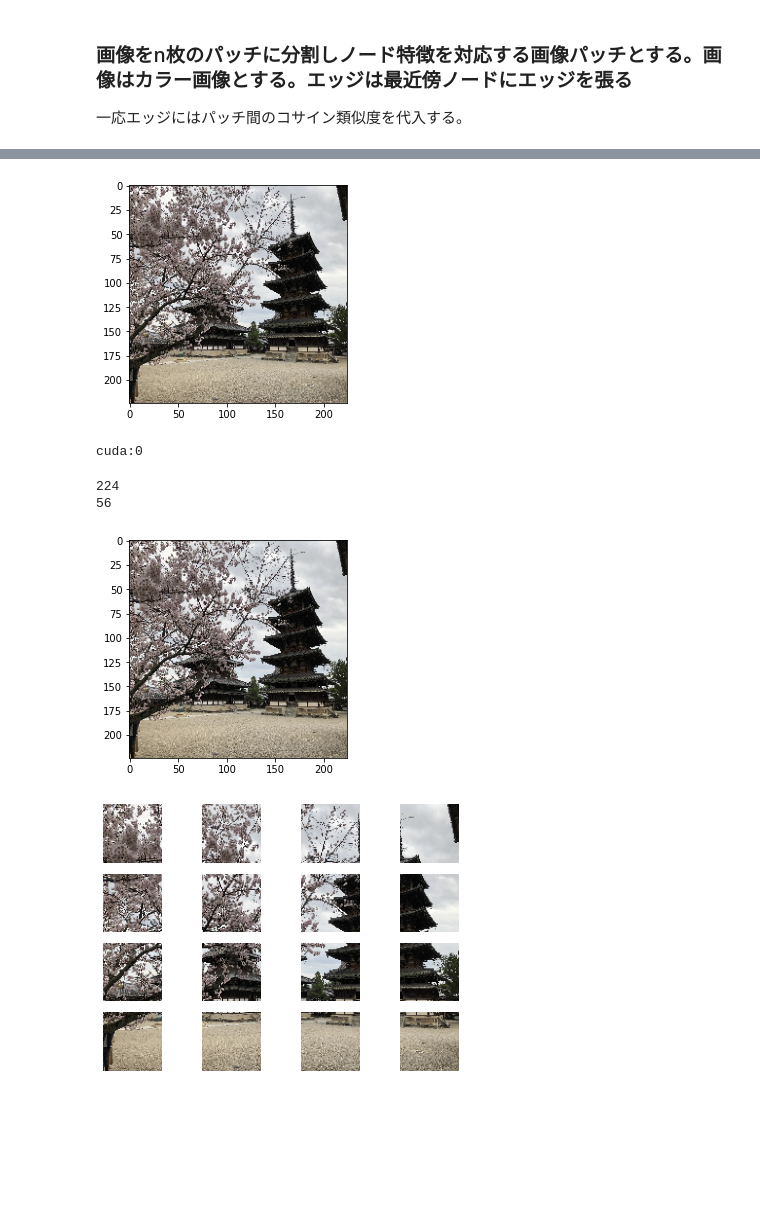
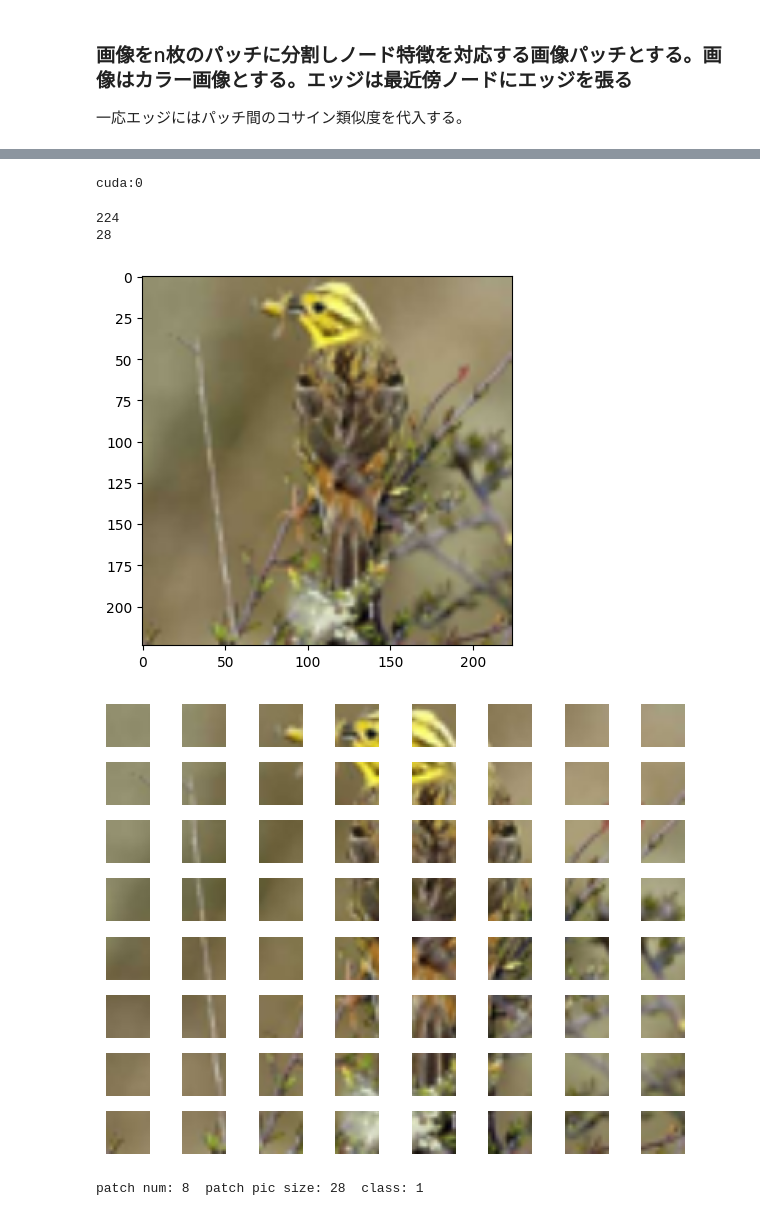
Before and after one commit to MKTKSMT-MI/GNN-DGLPro, a Jupyter notebook: Graphing/STL10 image patch.ipynb, the cells around one changed output, grey strips where cells are left out. Drawn from its saved outputs; the diff is of its cells as text; code cells hidden in the pictures; blank space fills up the shorter version.

```diff
--- a/Graphing/STL10 image patch.ipynb
+++ b/Graphing/STL10 image patch.ipynb
@@ -30,11 +30,3 @@ KeyboardInterrupt:
-# %%
-image=cv2.imread('images/IMG_0907.jpeg')
-image=cv2.resize(image,(224,224))
-image=cv2.cvtColor(image,cv2.COLOR_BGR2RGB)
-plt.imshow(image)
-plt.show()
-# %% [output]
-[figure, removed]
 # %%
 device = torch.device('cuda:0' if torch.cuda.is_available() else 'cpu')
 print(device)
@@ -43,41 +39,42 @@ cuda:0
 # %%
 #画像一枚読み込み
-#image,label=STL10_train[0]
+image,label=STL10_train[0]
 #HWCに入れ替え
-image=torch.tensor(image)
-#image=image.permute(1,2,0)
+image=image.permute(1,2,0)
 #表示
 plt.imshow(image)
 #パッチに分割
-#画像をn分割。テストで3枚に分割。
-num_patch=4
+#画像をn分割。
+num_patch=8
 size=image.shape[0]
 print(size)
 patch_width=int(size/num_patch)
 print(patch_width)
 data=[]
 
 for i in range(0,size,patch_width):
     #print(i)
     for j in range(0,size,patch_width):
         #print(j)
         data.append(image[i: i + patch_width,j: j + patch_width, :])
 
 #分割した各パッチを正方形に表示
 # 1枚の図を作成
 fig = plt.figure()
 
 # 画像を追加
 for i in range(num_patch**2):
     ax = fig.add_subplot(num_patch, num_patch, i+1)
     ax.imshow(data[i])
     ax.axis('off')
 
 # 画像を表示
 plt.tight_layout()
 plt.show()
+print(f'patch num: {num_patch}  patch pic size: {patch_width}  class: {label}')
 # %% [output]
 224
-56
+28
-[figure, old version]
+[figure, new version]
-[figure, old version]
+[figure, new version]
+patch num: 8  patch pic size: 28  class: 1
```
Also changed, not shown: parts of 2 cells of this notebook, 3 other files.
